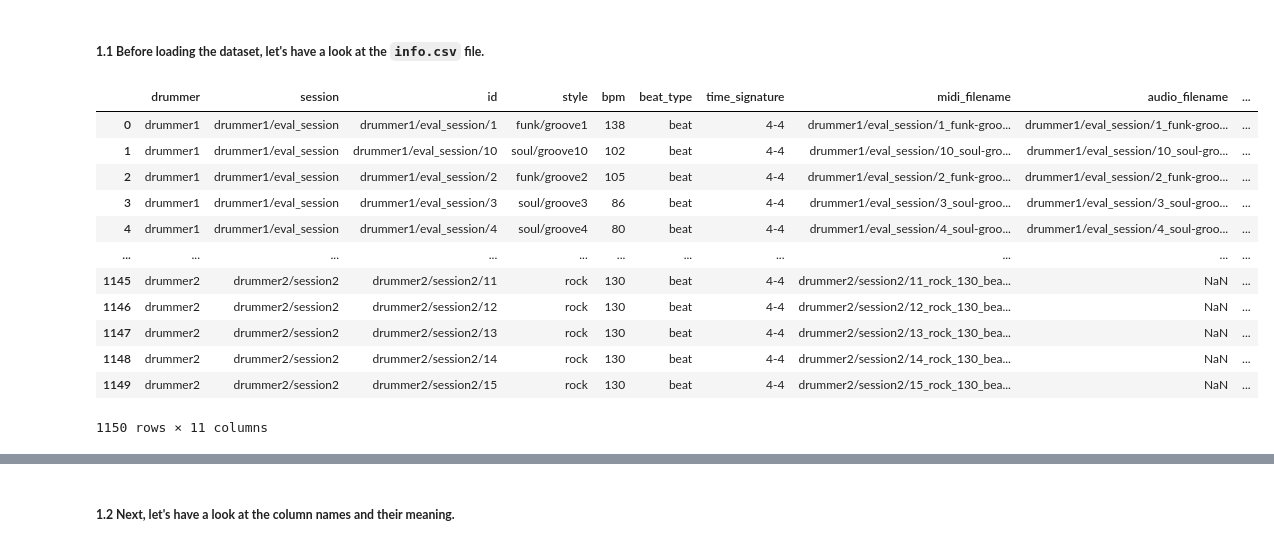
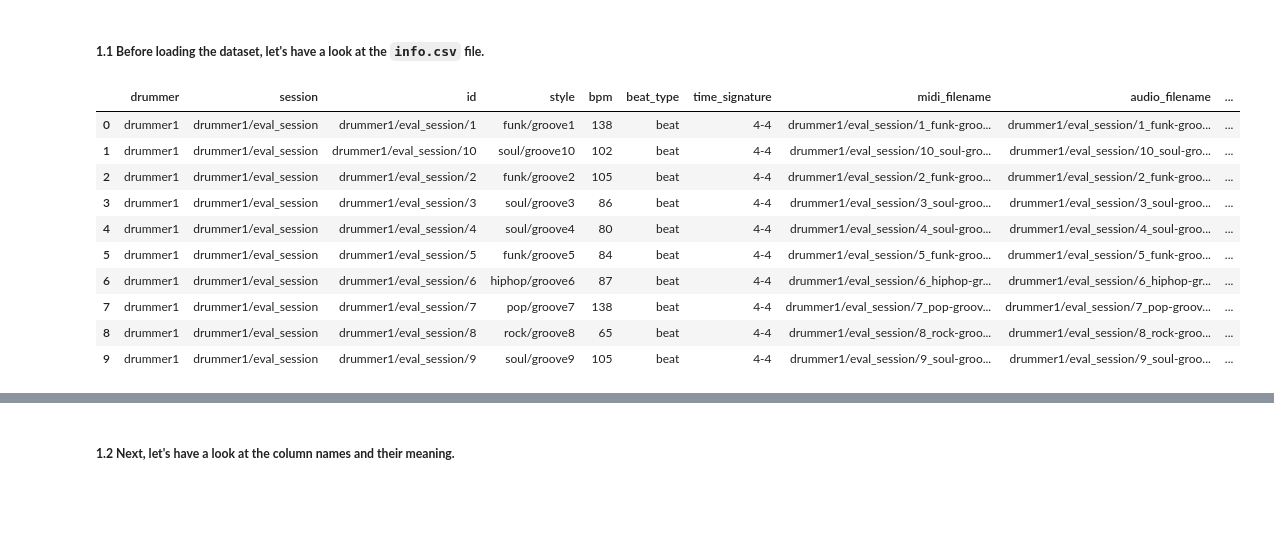
Before and after one commit to IngaKristin/Final-Project-TensorFlow, a Jupyter notebook: dataset_preprocessing.ipynb, the cells around one changed output, grey strips where cells are left out. Cells and saved outputs as stored; diff of their text form; code cells hidden in the pictures; blank space fills up the shorter version.

```diff
--- a/dataset_preprocessing.ipynb
+++ b/dataset_preprocessing.ipynb
@@ -21,18 +21,16 @@ import pandas as pd
 import matplotlib.pyplot as plt
 # %%
 df = pd.read_csv('/content/drive/MyDrive/TF-dataset/groove/info.csv')
-df
+df.head(10)
 # %% [output]
 |  | drummer | session | id | style | bpm | beat_type | time_signature | midi_filename | audio_filename | ... |
 | 0 | drummer1 | drummer1/eval_session | drummer1/eval_session/1 | funk/groove1 | 138 | beat | 4-4 | drummer1/eval_session/1_funk-groo... | drummer1/eval_session/1_funk-groo... | ... |
 | 1 | drummer1 | drummer1/eval_session | drummer1/eval_session/10 | soul/groove10 | 102 | beat | 4-4 | drummer1/eval_session/10_soul-gro... | drummer1/eval_session/10_soul-gro... | ... |
 | 2 | drummer1 | drummer1/eval_session | drummer1/eval_session/2 | funk/groove2 | 105 | beat | 4-4 | drummer1/eval_session/2_funk-groo... | drummer1/eval_session/2_funk-groo... | ... |
 | 3 | drummer1 | drummer1/eval_session | drummer1/eval_session/3 | soul/groove3 | 86 | beat | 4-4 | drummer1/eval_session/3_soul-groo... | drummer1/eval_session/3_soul-groo... | ... |
 | 4 | drummer1 | drummer1/eval_session | drummer1/eval_session/4 | soul/groove4 | 80 | beat | 4-4 | drummer1/eval_session/4_soul-groo... | drummer1/eval_session/4_soul-groo... | ... |
-| ... | ... | ... | ... | ... | ... | ... | ... | ... | ... | ... |
-| 1145 | drummer2 | drummer2/session2 | drummer2/session2/11 | rock | 130 | beat | 4-4 | drummer2/session2/11_rock_130_bea... | NaN | ... |
-| 1146 | drummer2 | drummer2/session2 | drummer2/session2/12 | rock | 130 | beat | 4-4 | drummer2/session2/12_rock_130_bea... | NaN | ... |
-| 1147 | drummer2 | drummer2/session2 | drummer2/session2/13 | rock | 130 | beat | 4-4 | drummer2/session2/13_rock_130_bea... | NaN | ... |
-| 1148 | drummer2 | drummer2/session2 | drummer2/session2/14 | rock | 130 | beat | 4-4 | drummer2/session2/14_rock_130_bea... | NaN | ... |
-| 1149 | drummer2 | drummer2/session2 | drummer2/session2/15 | rock | 130 | beat | 4-4 | drummer2/session2/15_rock_130_bea... | NaN | ... |
+| 5 | drummer1 | drummer1/eval_session | drummer1/eval_session/5 | funk/groove5 | 84 | beat | 4-4 | drummer1/eval_session/5_funk-groo... | drummer1/eval_session/5_funk-groo... | ... |
+| 6 | drummer1 | drummer1/eval_session | drummer1/eval_session/6 | hiphop/groove6 | 87 | beat | 4-4 | drummer1/eval_session/6_hiphop-gr... | drummer1/eval_session/6_hiphop-gr... | ... |
+| 7 | drummer1 | drummer1/eval_session | drummer1/eval_session/7 | pop/groove7 | 138 | beat | 4-4 | drummer1/eval_session/7_pop-groov... | drummer1/eval_session/7_pop-groov... | ... |
+| 8 | drummer1 | drummer1/eval_session | drummer1/eval_session/8 | rock/groove8 | 65 | beat | 4-4 | drummer1/eval_session/8_rock-groo... | drummer1/eval_session/8_rock-groo... | ... |
+| 9 | drummer1 | drummer1/eval_session | drummer1/eval_session/9 | soul/groove9 | 105 | beat | 4-4 | drummer1/eval_session/9_soul-groo... | drummer1/eval_session/9_soul-groo... | ... |
-1150 rows × 11 columns
```
Also changed, not shown: parts of 2 cells of this notebook.
